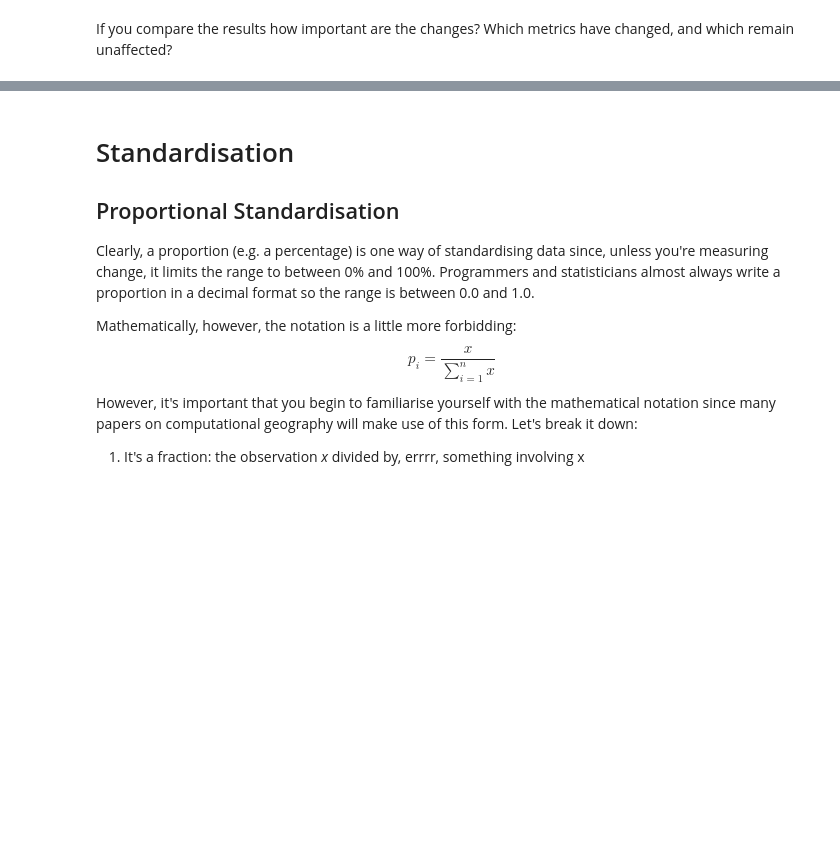
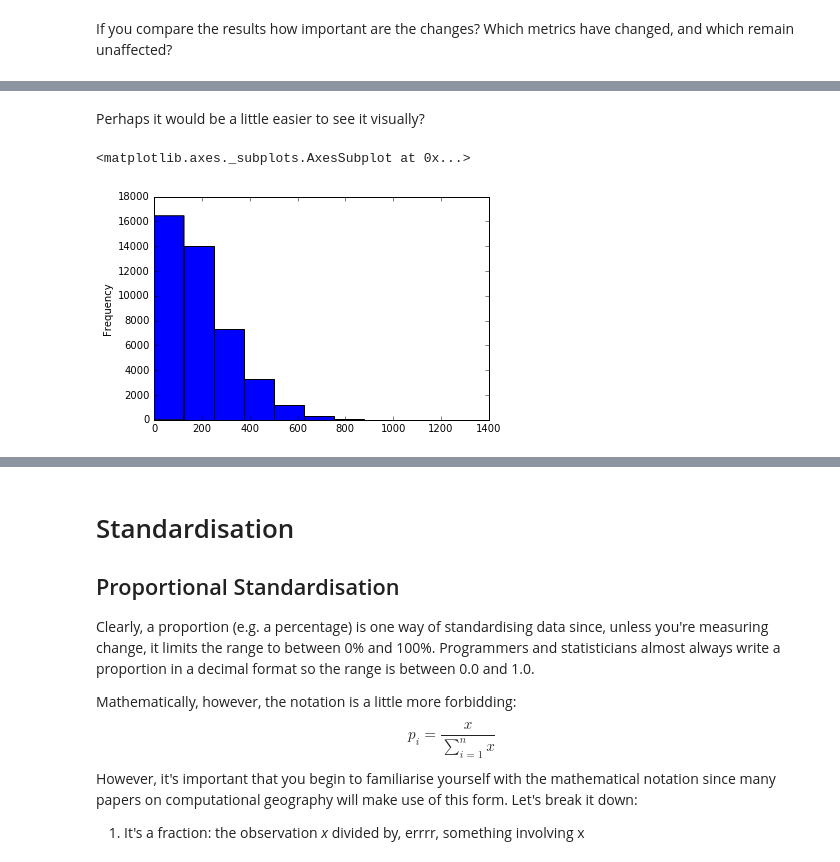
Before and after one commit to kingsgeocomp/geocomputation, a Jupyter notebook: Practical-6-Making Sense of Data with Transforms and Seaborn.ipynb, the cells around one changed output, grey strips where cells are left out. Cells and saved outputs as stored; diff of their text form; code cells hidden in the pictures; blank space fills up the shorter version.

```diff
--- a/Practical-6-Making Sense of Data with Transforms and Seaborn.ipynb
+++ b/Practical-6-Making Sense of Data with Transforms and Seaborn.ipynb
@@ -381,0 +425,8 @@ Try performing the transformation and then printing out the same summary measure
+# %% [markdown]
+Perhaps it would be a little easier to see it visually?
+# %%
+%matplotlib inline
+df.Group1.plot.hist()
+# %% [output]
+<matplotlib.axes._subplots.AxesSubplot at 0x...>
+[figure, added]
```
Also changed, not shown: parts of 48 cells of this notebook.
